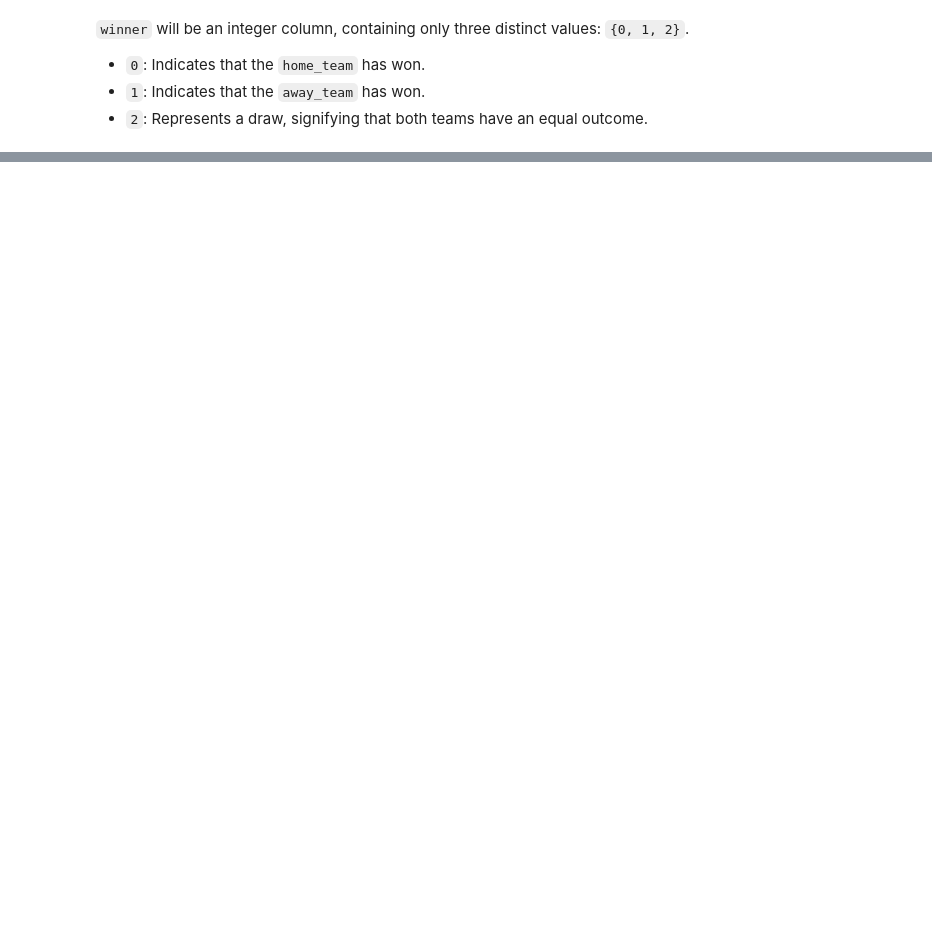
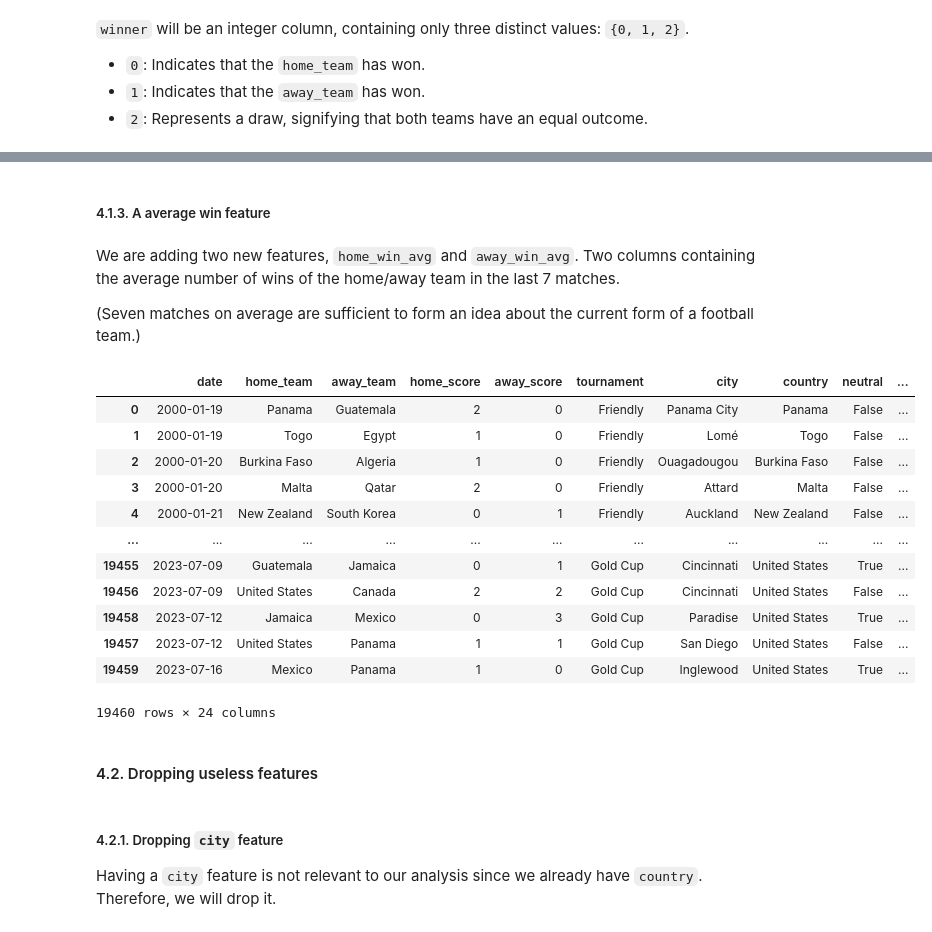
Before and after one commit to H4znow/Football_match_results_predictor, a Jupyter notebook: pre/preprocess_dataset.ipynb, the cells around one changed output, grey strips where cells are left out. Cells and saved outputs as stored; diff of their text form; code cells hidden in the pictures; blank space fills up the shorter version.

Commit message:
dropped features and added mathematical analysis

```diff
--- a/pre/preprocess_dataset.ipynb
+++ b/pre/preprocess_dataset.ipynb
@@ -345,0 +374,55 @@ KeyError: "[Timestamp('2000-01-19 00:00:00'), 'Panama', 'Guatemala', 'Friendly',
+# %% [markdown]
+##### 4.1.3. A average win feature
+# %% [markdown]
+We are adding two new features, `home_win_avg` and `away_win_avg`. Two columns containing the average number of wins of the home/away team in the last 7 matches.
+
+(Seven matches on average are sufficient to form an idea about the current form of a football team.)
+# %%
+# A Function to compute the average win of a team on the last 7 matches
+# If there is less than 7 matches, we compute the average on the number of matches available
+# If there is no match, we return 0
+
+def compute_avg_country_win(line, country):
+
+    # Get the date of the current match and get the 7 previous matches
+    date                = line.name
+    previous_matches    = rera.loc[(rera['home_team'] == country) | (rera['away_team'] == country)].loc[:date].tail(7)
+
+    # If there is no match, we return 0
+    if len(previous_matches) == 0:
+        return 0
+
+    # If there is less than 7 matches, we compute the average on the number of matches available
+    elif len(previous_matches) < 7:
+        return previous_matches['winner'].sum() / len(previous_matches)
+
+    # If there is 7 matches, we compute the average on the 7 matches
+    else:
+        return previous_matches['winner'].sum() / 7
+# %%
+# Create home_win_avg and away_win_avg columns and defining the average win of each team
+
+rera['home_win_avg'] = rera.apply(lambda line : compute_avg_country_win(line, line['home_team']), axis=1)
+rera['away_win_avg'] = rera.apply(lambda line : compute_avg_country_win(line, line['away_team']), axis=1)
+# %%
+rera
+# %% [output]
+|  | date | home_team | away_team | home_score | away_score | tournament | city | country | neutral | ... |
+| 0 | 2000-01-19 | Panama | Guatemala | 2 | 0 | Friendly | Panama City | Panama | False | ... |
+| 1 | 2000-01-19 | Togo | Egypt | 1 | 0 | Friendly | Lomé | Togo | False | ... |
+| 2 | 2000-01-20 | Burkina Faso | Algeria | 1 | 0 | Friendly | Ouagadougou | Burkina Faso | False | ... |
+| 3 | 2000-01-20 | Malta | Qatar | 2 | 0 | Friendly | Attard | Malta | False | ... |
+| 4 | 2000-01-21 | New Zealand | South Korea | 0 | 1 | Friendly | Auckland | New Zealand | False | ... |
+| ... | ... | ... | ... | ... | ... | ... | ... | ... | ... | ... |
+| 19455 | 2023-07-09 | Guatemala | Jamaica | 0 | 1 | Gold Cup | Cincinnati | United States | True | ... |
+| 19456 | 2023-07-09 | United States | Canada | 2 | 2 | Gold Cup | Cincinnati | United States | False | ... |
+| 19458 | 2023-07-12 | Jamaica | Mexico | 0 | 3 | Gold Cup | Paradise | United States | True | ... |
+| 19457 | 2023-07-12 | United States | Panama | 1 | 1 | Gold Cup | San Diego | United States | False | ... |
+| 19459 | 2023-07-16 | Mexico | Panama | 1 | 0 | Gold Cup | Inglewood | United States | True | ... |
+19460 rows × 24 columns
+# %% [markdown]
+#### 4.2. Dropping useless features
+# %% [markdown]
+##### 4.2.1. Dropping `city` feature
+
+Having a `city` feature is not relevant to our analysis since we already have `country`. Therefore, we will drop it.
```
Also changed, not shown: parts of 26 cells of this notebook, 4 other files.
